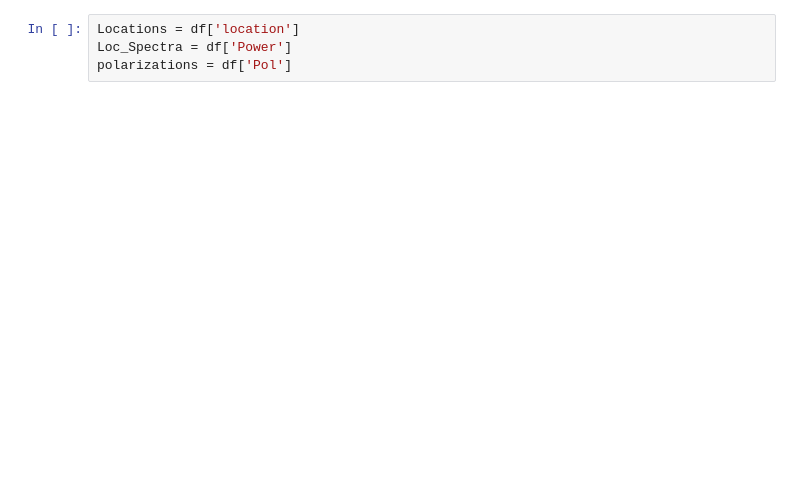
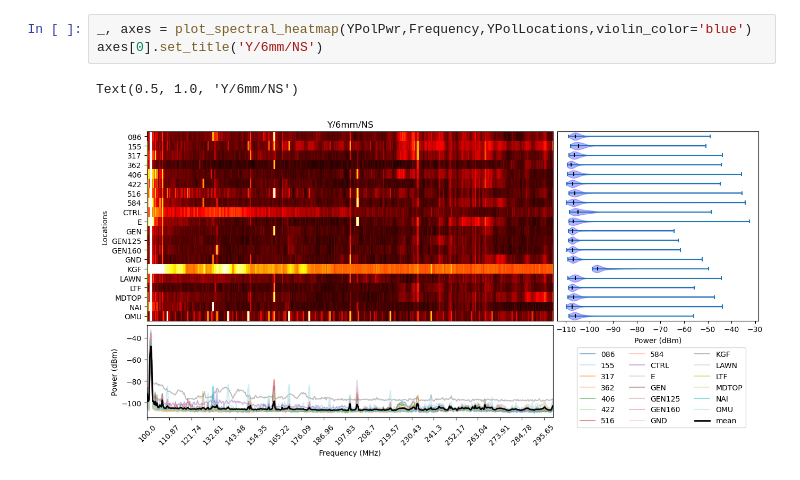
Before and after one commit to mugundhan1/radio_cr, a Jupyter notebook: rfi_data_analysis.ipynb, the cells around one changed output. Cells and saved outputs as stored; diff of their text form; blank space fills up the shorter version.

```diff
--- a/rfi_data_analysis.ipynb
+++ b/rfi_data_analysis.ipynb
@@ -57,4 +228,6 @@ YPolData = df[df['Pol']=='Y']
 # %%
-Locations = df['location']
-Loc_Spectra = df['Power']
-polarizations = df['Pol']
+_, axes = plot_spectral_heatmap(YPolPwr,Frequency,YPolLocations,violin_color='blue')
+axes[0].set_title('Y/6mm/NS')
+# %% [output]
+Text(0.5, 1.0, 'Y/6mm/NS')
+[figure, added]
```
Also changed, not shown: parts of 3 cells of this notebook, 1 other file.
